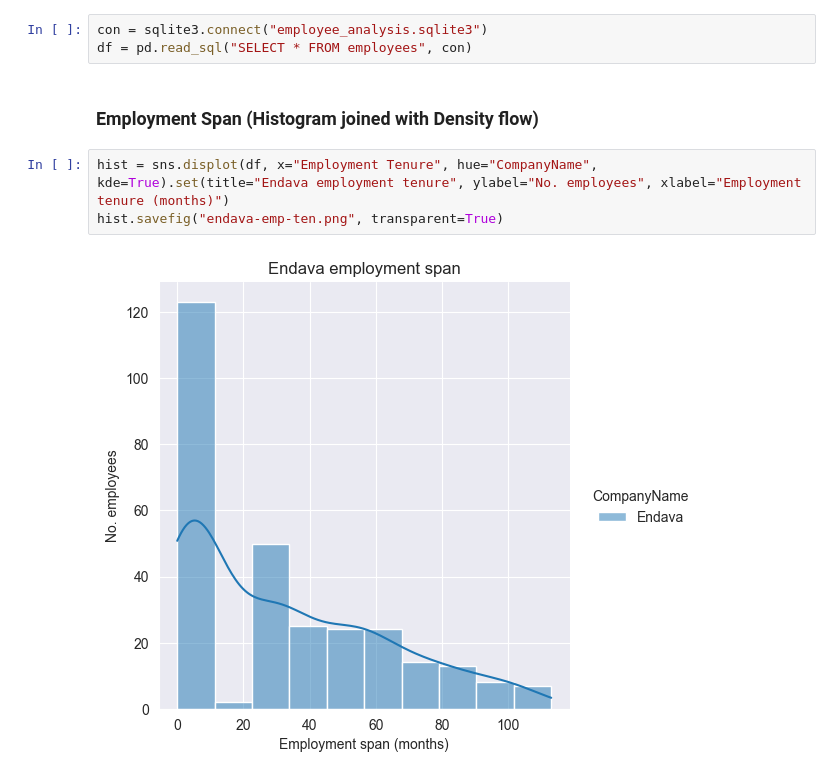
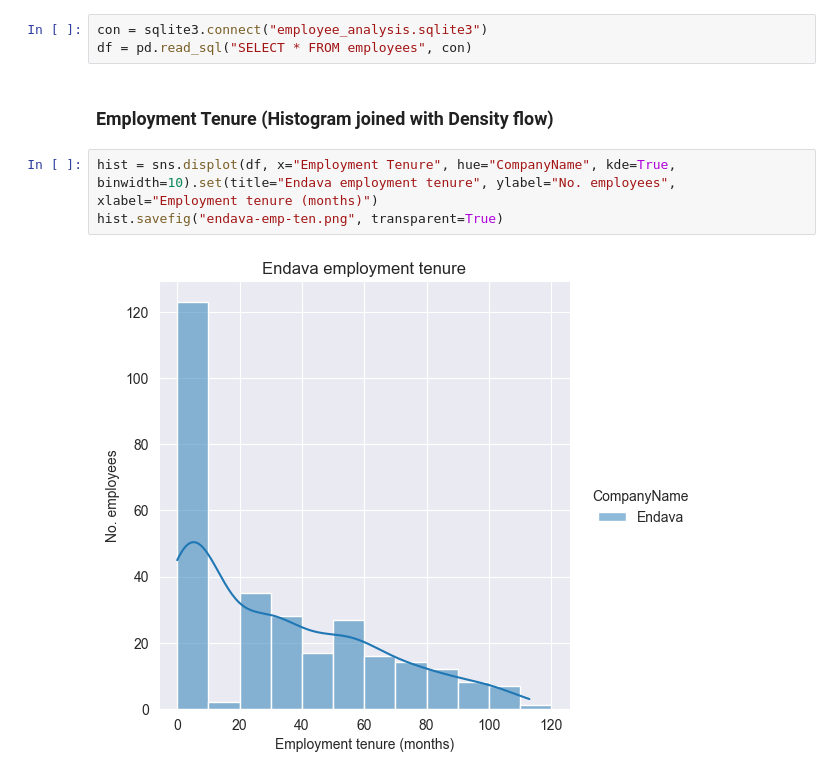
Before and after one commit to alexandrutrifu/linkedin-employee-analysis, a Jupyter notebook: emp-hist.ipynb, the cells around one changed output. Drawn from its saved outputs; the diff is of its cells as text.

```diff
--- a/emp-hist.ipynb
+++ b/emp-hist.ipynb
@@ -10,9 +10,9 @@ pd.set_option('display.max_columns', 200)
 con = sqlite3.connect("employee_analysis.sqlite3")
 df = pd.read_sql("SELECT * FROM employees", con)
 # %% [markdown]
-### Employment Span (Histogram joined with Density flow)
+### Employment Tenure (Histogram joined with Density flow)
 # %%
-hist = sns.displot(df, x="Employment Tenure", hue="CompanyName", kde=True).set(title="Endava employment tenure", ylabel="No. employees", xlabel="Employment tenure (months)")
+hist = sns.displot(df, x="Employment Tenure", hue="CompanyName", kde=True, binwidth=10).set(title="Endava employment tenure", ylabel="No. employees", xlabel="Employment tenure (months)")
 hist.savefig("endava-emp-ten.png", transparent=True)
 # %% [output]
-[figure, old version]
+[figure, new version]
```
Also changed, not shown: 1 other file.
